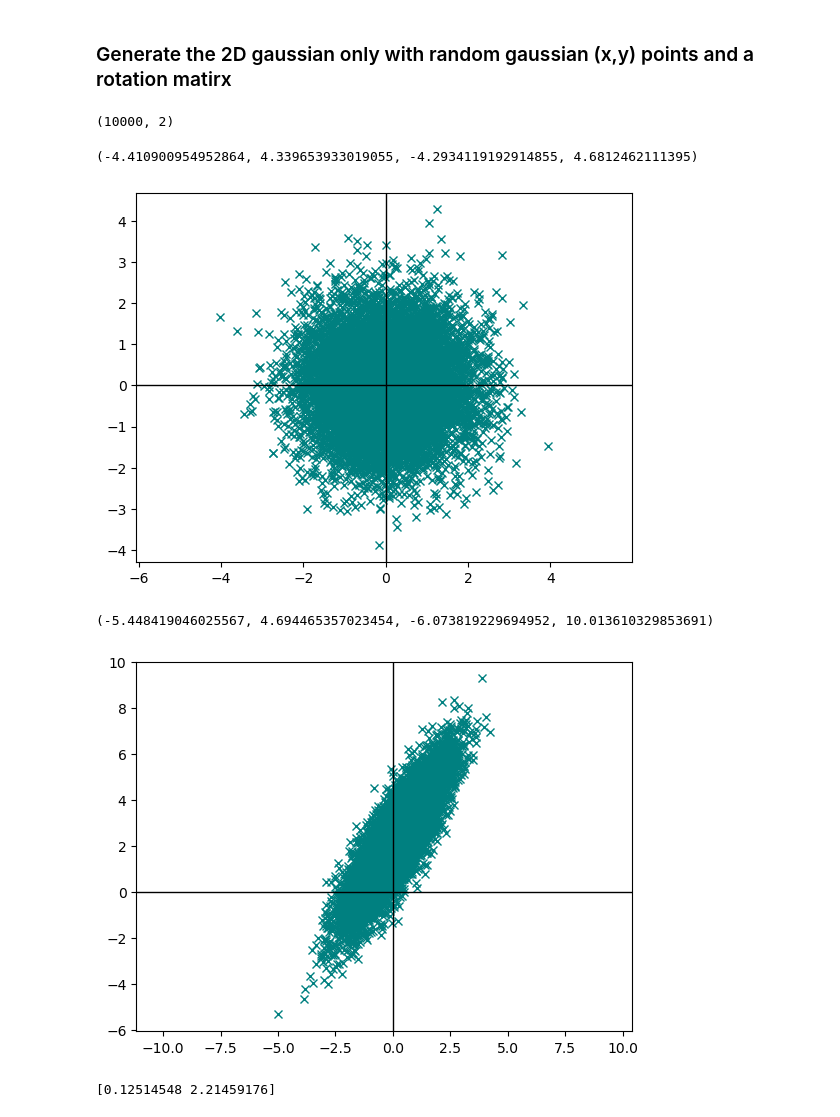
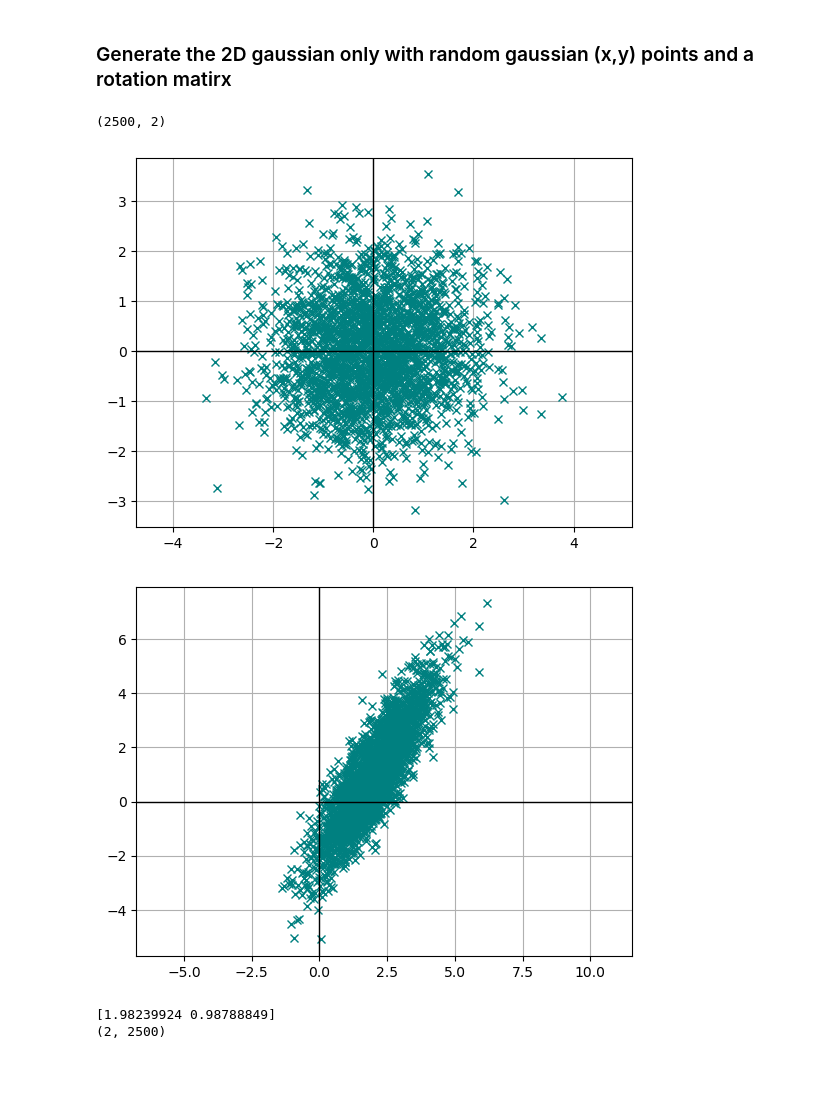
Before and after one commit to Veit21/ml_basics, a Jupyter notebook: notebooks/pca_test.ipynb, the cells around one changed output. Drawn from its saved outputs; the diff is of its cells as text; code cells hidden in the pictures; blank space fills up the shorter version.

```diff
--- a/notebooks/pca_test.ipynb
+++ b/notebooks/pca_test.ipynb
@@ -94,7 +82,7 @@ plt.axis('equal')
 ### Generate the 2D gaussian only with random gaussian (x,y) points and a rotation matirx
 # %%
 # Generate n points
-n = 10000
+n = 2500
 points = np.random.randn(n, 2)
 print(points.shape)
 
@@ -104,10 +92,10 @@ plt.plot(points[:,0], points[:,1], 'x', color='teal')
 plt.axvline(0, color='black', linewidth=1)
 plt.axhline(0, color='black', linewidth=1)
 plt.axis('equal')
+plt.grid()
 # %% [output]
-(10000, 2)
+(2500, 2)
-(-4.410900954952864, 4.339653933019055, -4.2934119192914855, 4.6812462111395)
-[figure, old version]
+[figure, new version]
 # %%
 def get_rotation_matrix(theta):
     """Generates a rotation matrix with angle theta.
@@ -125,31 +113,33 @@ def get_rotation_matrix(theta):
 # %%
 # Def the center and variance of the distribution
 sigma = np.array([2., 0.5])     # variance in x and y direction
 center = np.array([[2, 1]])       # center of distr.
-theta = -np.pi/3.                # rotation angle
+theta = np.pi/3.                # rotation angle
 R = get_rotation_matrix(theta)
 
 ## Transform the uniform normally distributed point cloud
 # Introduce x,y variance, offset and rotation
-X = (points @ np.diag(sigma) + np.ones((n,1)) @ center) @ R
+X = points @ np.diag(sigma) @ R.T + np.ones((n,1)) @ center
 
 # Plot
 # Plot variated distribution
 plt.plot(X[:,0], X[:,1], 'x', color='teal')
 plt.axvline(0, color='black', linewidth=1)
 plt.axhline(0, color='black', linewidth=1)
 plt.axis('equal')
+plt.grid()
 # %% [output]
-(-5.448419046025567, 4.694465357023454, -6.073819229694952, 10.013610329853691)
-[figure, old version]
+[figure, new version]
 # %%
 # Get the mean rows
 mean_row = np.mean(X, axis=0)
 X_mean = np.tile(mean_row, (X.shape[0], 1))     # repeat mean row 10,000 times in axis 1
-X_centered = X - X_mean                         # center the (x,y) coordinates of X
+X_centered = (X - X_mean).T                         # center the (x,y) coordinates of X
 print(mean_row)
+print(X_centered.shape)
 # %% [output]
-[0.12514548 2.21459176]
+[1.98239924 0.98788849]
+(2, 2500)
 # %%
 # Plot
 # Plot centered distr.
```
Also changed, not shown: parts of 17 cells of this notebook, 2 other files.
